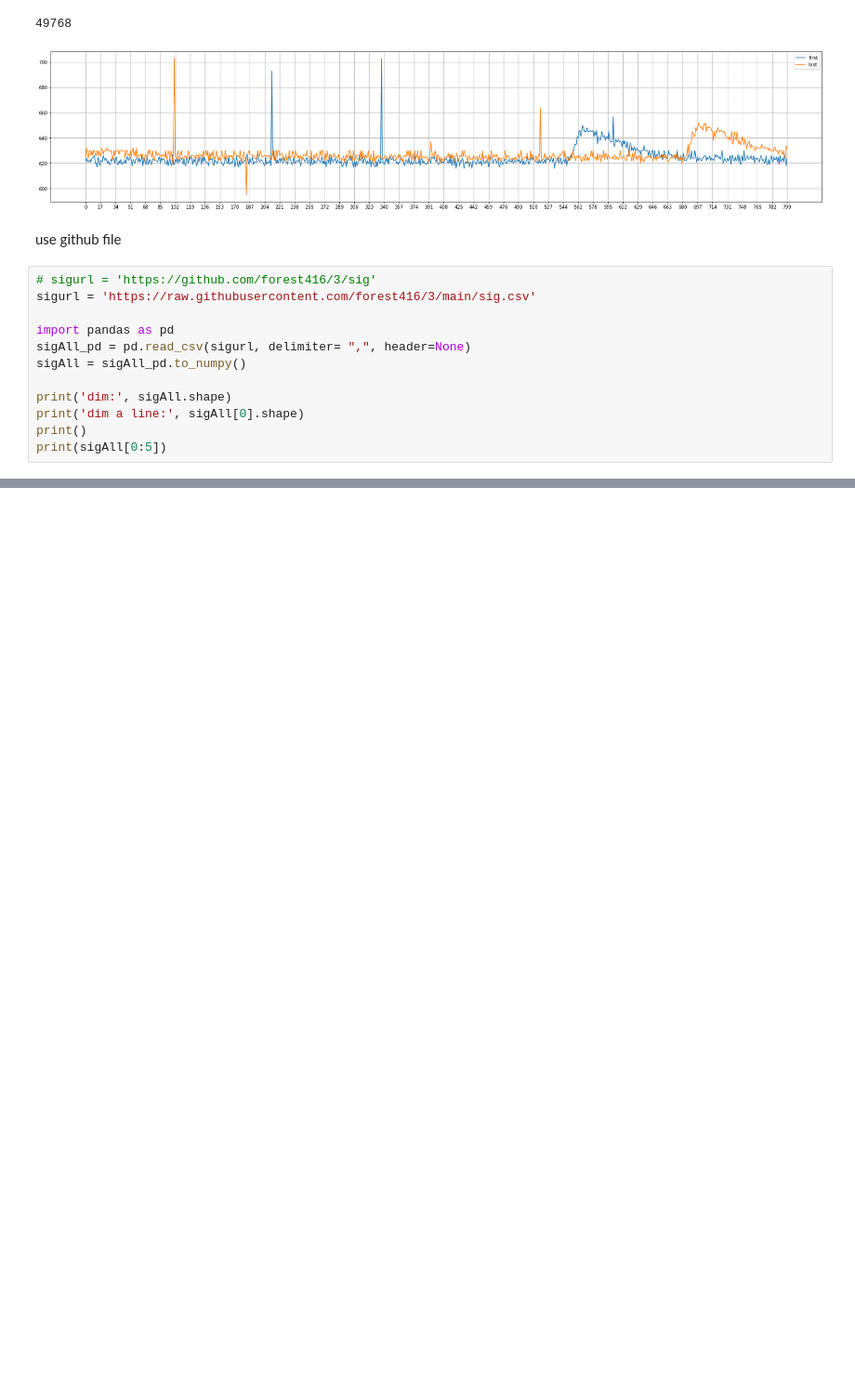
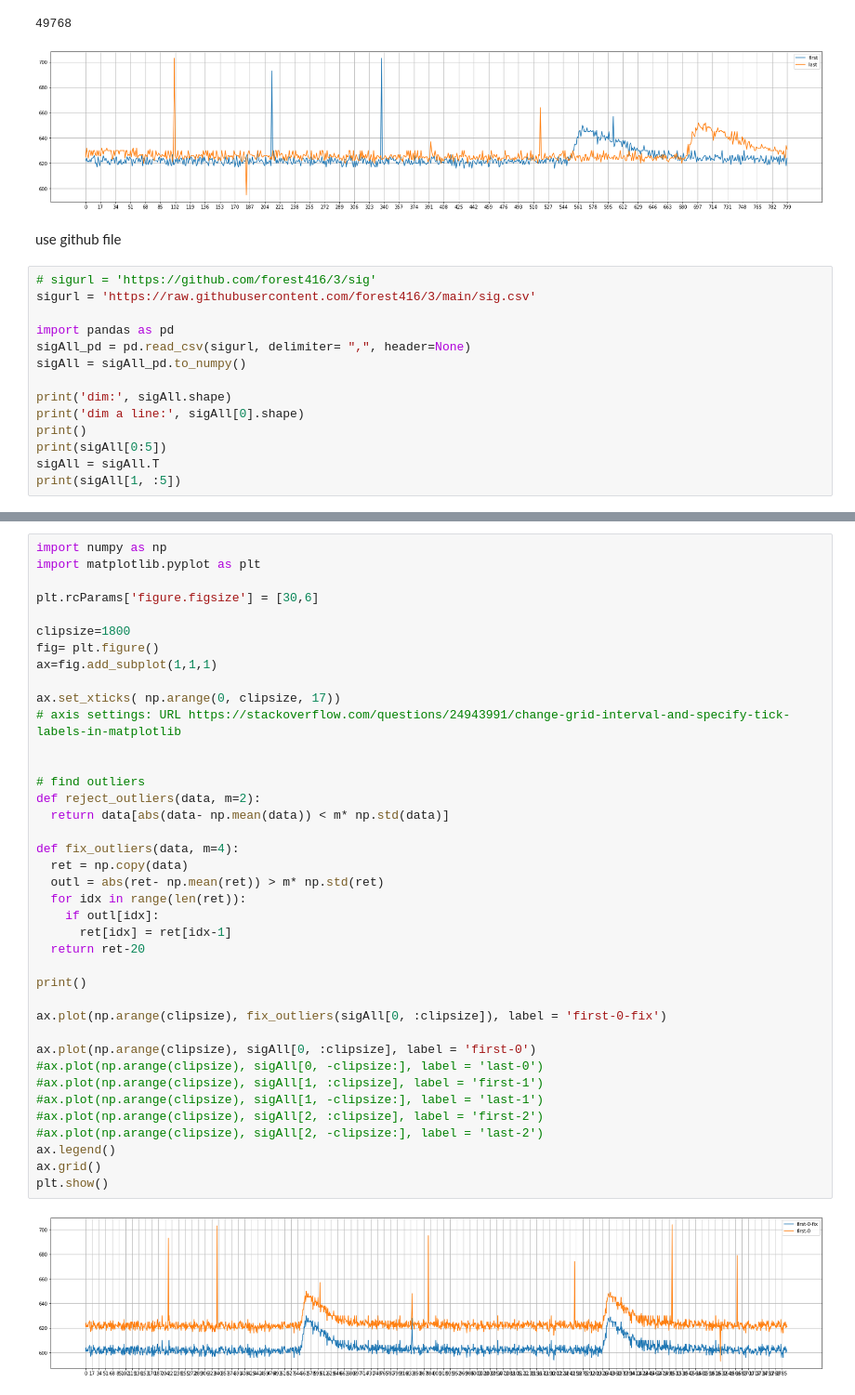
Before and after one commit to forest416/3, a Jupyter notebook: Copy_of_Copy_of_Untitled0.ipynb, the cells around one changed output, grey strips where cells are left out. Shown: that part at 93% size. Drawn from its saved outputs; the diff is of its cells as text; blank space fills up the shorter version.

```diff
--- a/Copy_of_Copy_of_Untitled0.ipynb
+++ b/Copy_of_Copy_of_Untitled0.ipynb
@@ -201,6 +201,8 @@ print('dim:', sigAll.shape)
 print('dim a line:', sigAll[0].shape)
 print()
 print(sigAll[0:5])
+sigAll = sigAll.T
+print(sigAll[1, :5])
 # %% [output]
 dim: (49768, 3)
 dim a line: (3,)
@@ -212,0 +216,41 @@ dim a line: (3,)
+# %%
+import numpy as np
+import matplotlib.pyplot as plt
+
+plt.rcParams['figure.figsize'] = [30,6]
+
+clipsize=1800
+fig= plt.figure()
+ax=fig.add_subplot(1,1,1)
+
+ax.set_xticks( np.arange(0, clipsize, 17))
+# axis settings: URL https://stackoverflow.com/questions/24943991/change-grid-interval-and-specify-tick-labels-in-matplotlib
+
+
+# find outliers
+def reject_outliers(data, m=2):
+  return data[abs(data- np.mean(data)) < m* np.std(data)]
+
+def fix_outliers(data, m=4):
+  ret = np.copy(data)
+  outl = abs(ret- np.mean(ret)) > m* np.std(ret)
+  for idx in range(len(ret)):
+    if outl[idx]:
+      ret[idx] = ret[idx-1]
+  return ret-20
+
+print()
+
+ax.plot(np.arange(clipsize), fix_outliers(sigAll[0, :clipsize]), label = 'first-0-fix')
+
+ax.plot(np.arange(clipsize), sigAll[0, :clipsize], label = 'first-0')
+#ax.plot(np.arange(clipsize), sigAll[0, -clipsize:], label = 'last-0')
+#ax.plot(np.arange(clipsize), sigAll[1, :clipsize], label = 'first-1')
+#ax.plot(np.arange(clipsize), sigAll[1, -clipsize:], label = 'last-1')
+#ax.plot(np.arange(clipsize), sigAll[2, :clipsize], label = 'first-2')
+#ax.plot(np.arange(clipsize), sigAll[2, -clipsize:], label = 'last-2')
+ax.legend()
+ax.grid()
+plt.show()
+# %% [output]
+[figure, added]
```
Also changed, not shown: parts of 1 cell of this notebook.
